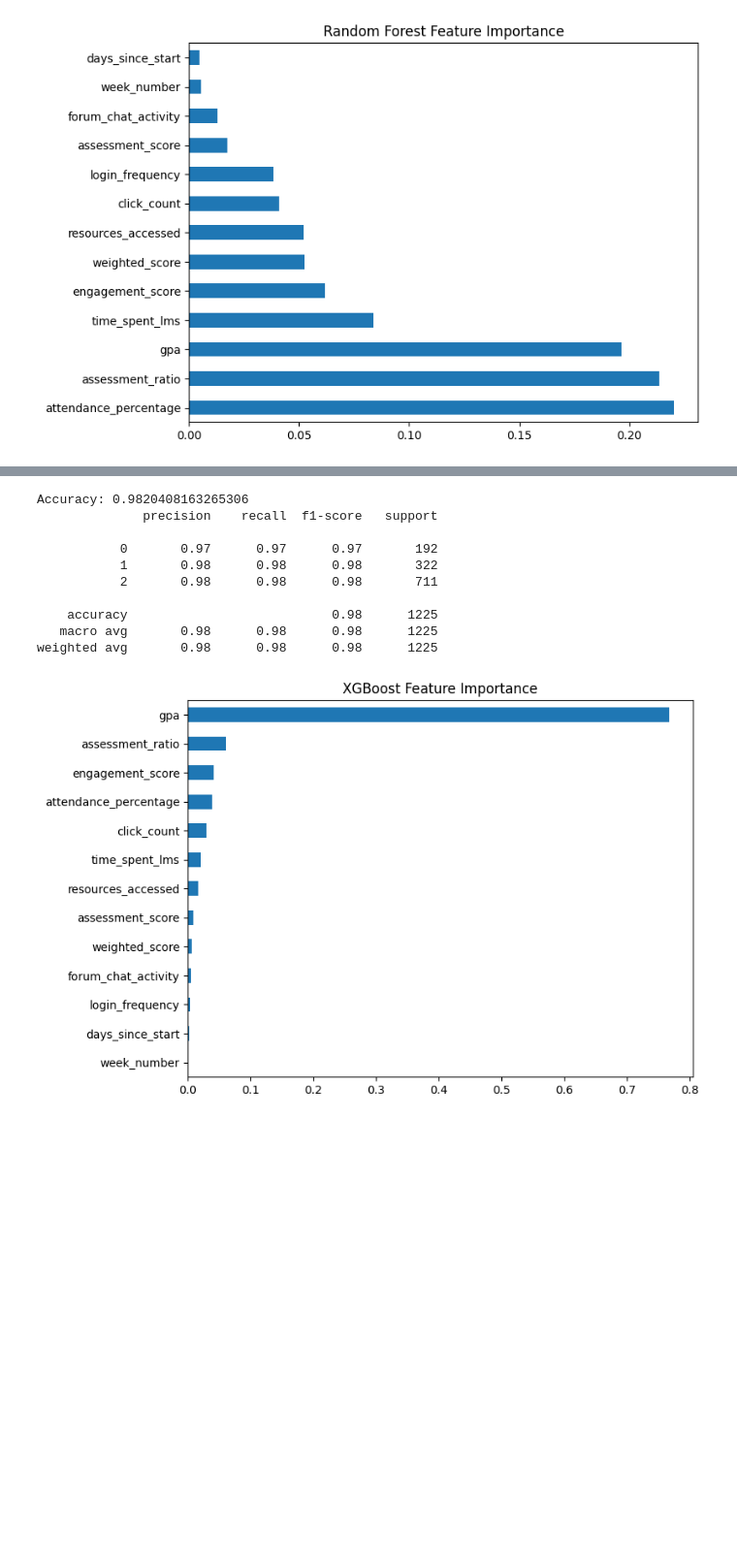
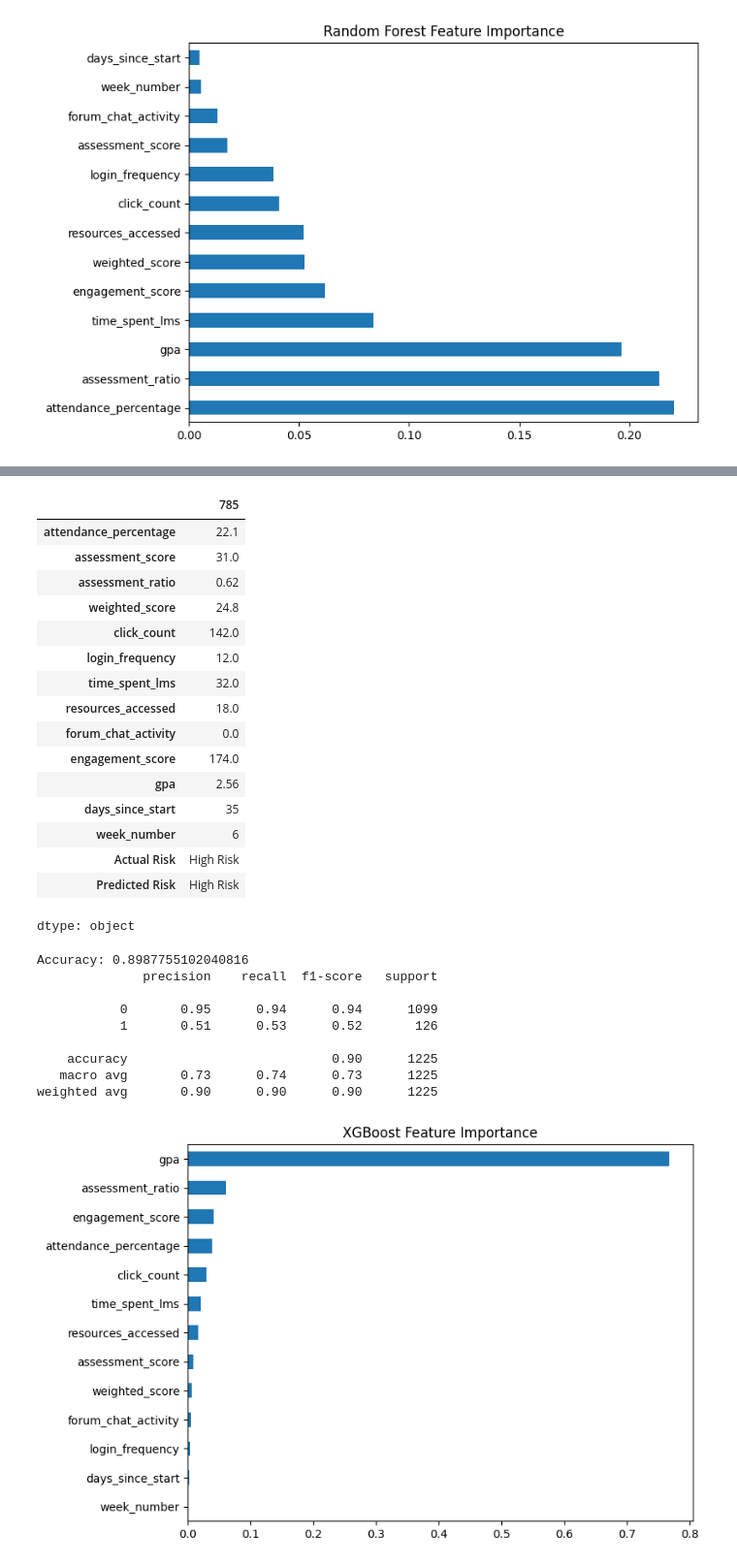
Before and after one commit to KSaubhagya/Prediction-Module, a Jupyter notebook: Risk_Prediction.ipynb, the cells around one changed output, grey strips where cells are left out. Shown at 97% size. Drawn from its saved outputs; the diff is of its cells as text; code cells hidden in the pictures; blank space fills up the shorter version.

```diff
--- a/Risk_Prediction.ipynb
+++ b/Risk_Prediction.ipynb
@@ -322,11 +373,12 @@ print(dict(zip(le.classes_, le.transform(le.classes_))))
 # %%
 # train/test split
 from sklearn.model_selection import train_test_split
+
 X = df_encoded[features]
 y = df[target]
+
 X_train, X_test, y_train, y_test = train_test_split(
-    X,
-    y,
+    X, y,
     test_size=0.2,
     random_state=42,
     stratify=y
@@ -401,3 +466,16 @@ plt.title("Random Forest Feature Importance")
 plt.show()
 # %% [output]
 [figure]
+# %%
+# Predict on test set
+pred_rf = rf.predict(X_test)
+
+# Convert predictions back to labels
+pred_labels = le.inverse_transform(pred_rf)
+actual_labels = le.inverse_transform(y_test)
+
+results = X_test.copy()
+results["Actual Risk"] = actual_labels
+results["Predicted Risk"] = pred_labels
+
+print(results.head())
@@ -404,29 +500,47 @@ plt.show()
+# %%
+results.iloc[0]
+# %% [output]
+|  | 785 |
+| attendance_percentage | 22.1 |
+| assessment_score | 31.0 |
+| assessment_ratio | 0.62 |
+| weighted_score | 24.8 |
+| click_count | 142.0 |
+| login_frequency | 12.0 |
+| time_spent_lms | 32.0 |
+| resources_accessed | 18.0 |
+| forum_chat_activity | 0.0 |
+| engagement_score | 174.0 |
+| gpa | 2.56 |
+| days_since_start | 35 |
+| week_number | 6 |
+| Actual Risk | High Risk |
+| Predicted Risk | High Risk |
+dtype: object
 # %%
 # XG Boost
 from xgboost import XGBClassifier
 
 xgb = XGBClassifier(
-    objective="multi:softmax",
-    num_class=3,
-    random_state=42,
-    eval_metric="mlogloss"
+    objective="binary:logistic",
+    eval_metric="logloss",
+    random_state=42
 )
-
 xgb.fit(X_train, y_train)
 pred_xgb = xgb.predict(X_test)
+proba_xgb = xgb.predict_proba(X_test)[:, 1]   # P(fail)
 print("Accuracy:", accuracy_score(y_test, pred_xgb))
 print(classification_report(y_test, pred_xgb))
 # %% [output]
-Accuracy: 0.9820408163265306
+Accuracy: 0.8987755102040816
               precision    recall  f1-score   support
 
-           0       0.97      0.97      0.97       192
-           1       0.98      0.98      0.98       322
-           2       0.98      0.98      0.98       711
+           0       0.95      0.94      0.94      1099
+           1       0.51      0.53      0.52       126
 
-    accuracy                           0.98      1225
-   macro avg       0.98      0.98      0.98      1225
-weighted avg       0.98      0.98      0.98      1225
+    accuracy                           0.90      1225
+   macro avg       0.73      0.74      0.73      1225
+weighted avg       0.90      0.90      0.90      1225
 # %%
 # feature importance of XG Boost
 importance = pd.Series(
```
Also changed, not shown: parts of 21 cells of this notebook.
